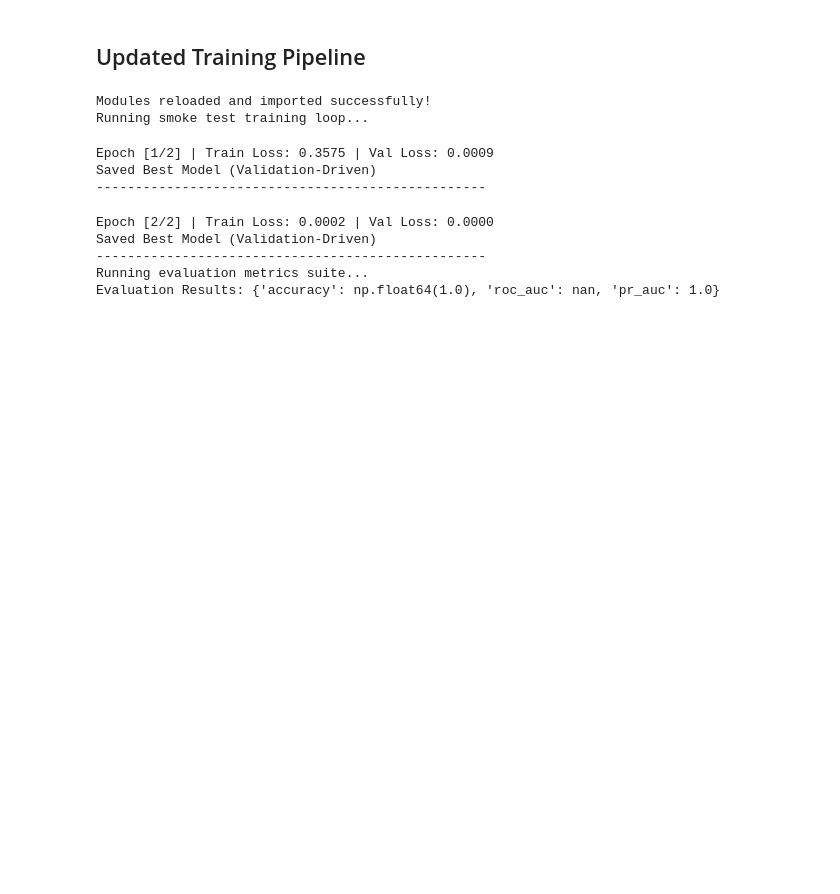
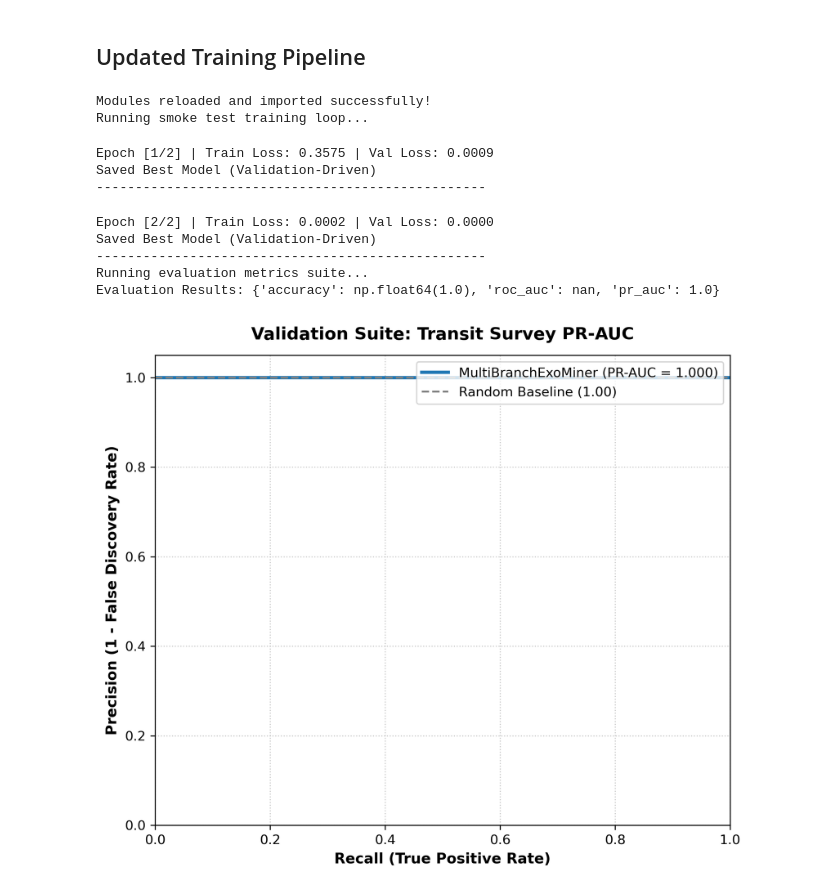
Before and after one commit to AbhijeetShk/research-implementations, a Jupyter notebook: exominer/exominer_research.ipynb, the cells around one changed output. Saved outputs shown, nothing was run; the diff lists cells and outputs as text; code cells hidden in the pictures; blank space fills up the shorter version.

```diff
--- a/exominer/exominer_research.ipynb
+++ b/exominer/exominer_research.ipynb
@@ -782,0 +812,24 @@ Evaluation Results: {'accuracy': np.float64(1.0), 'roc_auc': nan, 'pr_auc': 1.0}
+# %%
+import torch
+
+model.eval()
+all_labels = []
+all_probs = []
+
+with torch.no_grad():
+    for batch in val_loader:
+        # Adjust keys based on how your batch dictionary is structured
+        inputs = {k: v.to(device) for k, v in batch.items() if k != 'label'}
+        labels = batch['label'].to(device)
+
+        # Forward pass (using logits, apply sigmoid to get probabilities)
+        outputs = model(**inputs) if isinstance(inputs, dict) else model(inputs)
+        probs = torch.sigmoid(outputs)
+
+        all_labels.extend(labels.cpu().numpy())
+        all_probs.extend(probs.cpu().numpy())
+
+# Now call the function with the collected data
+plot_exoplanet_pr_curve(all_labels, all_probs)
+# %% [output]
+[figure, added]
```
Also changed, not shown: parts of 4 cells of this notebook, 1 other file.
